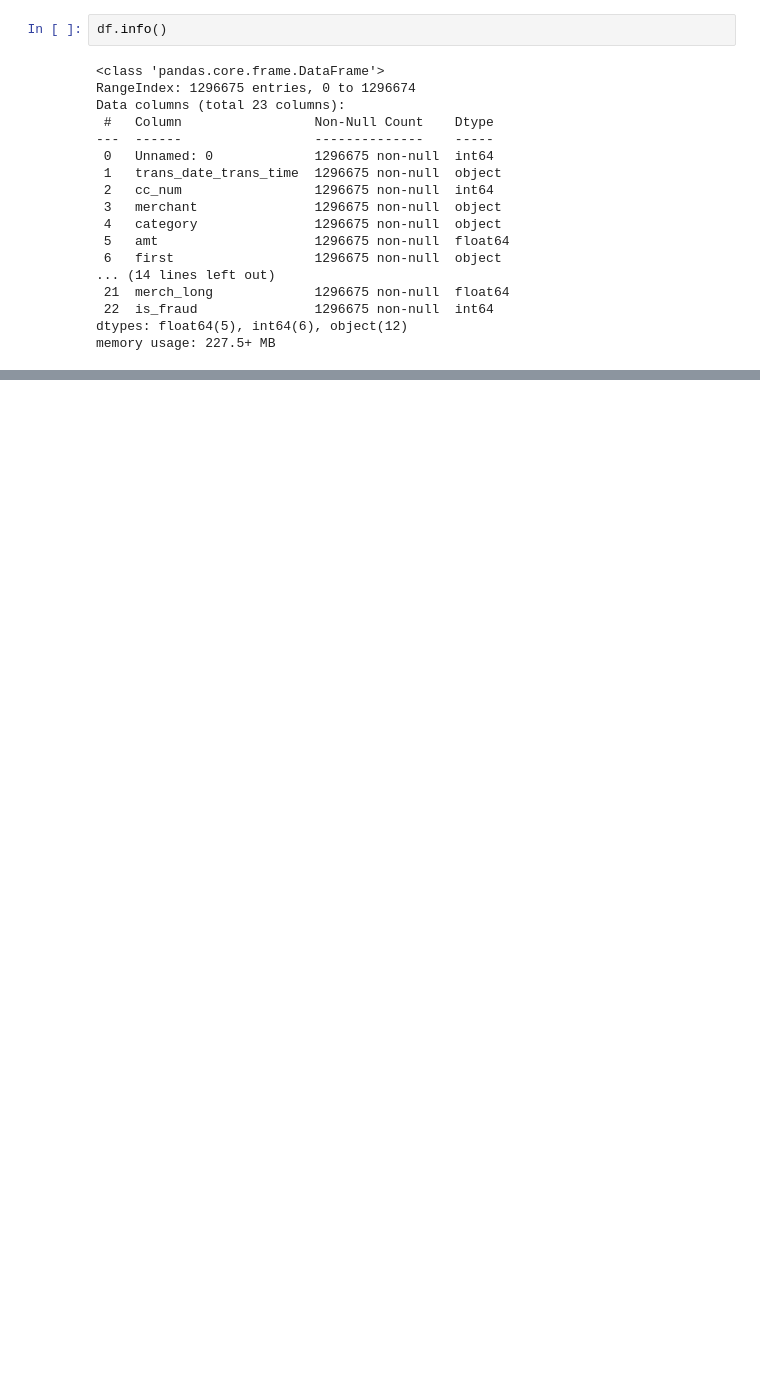
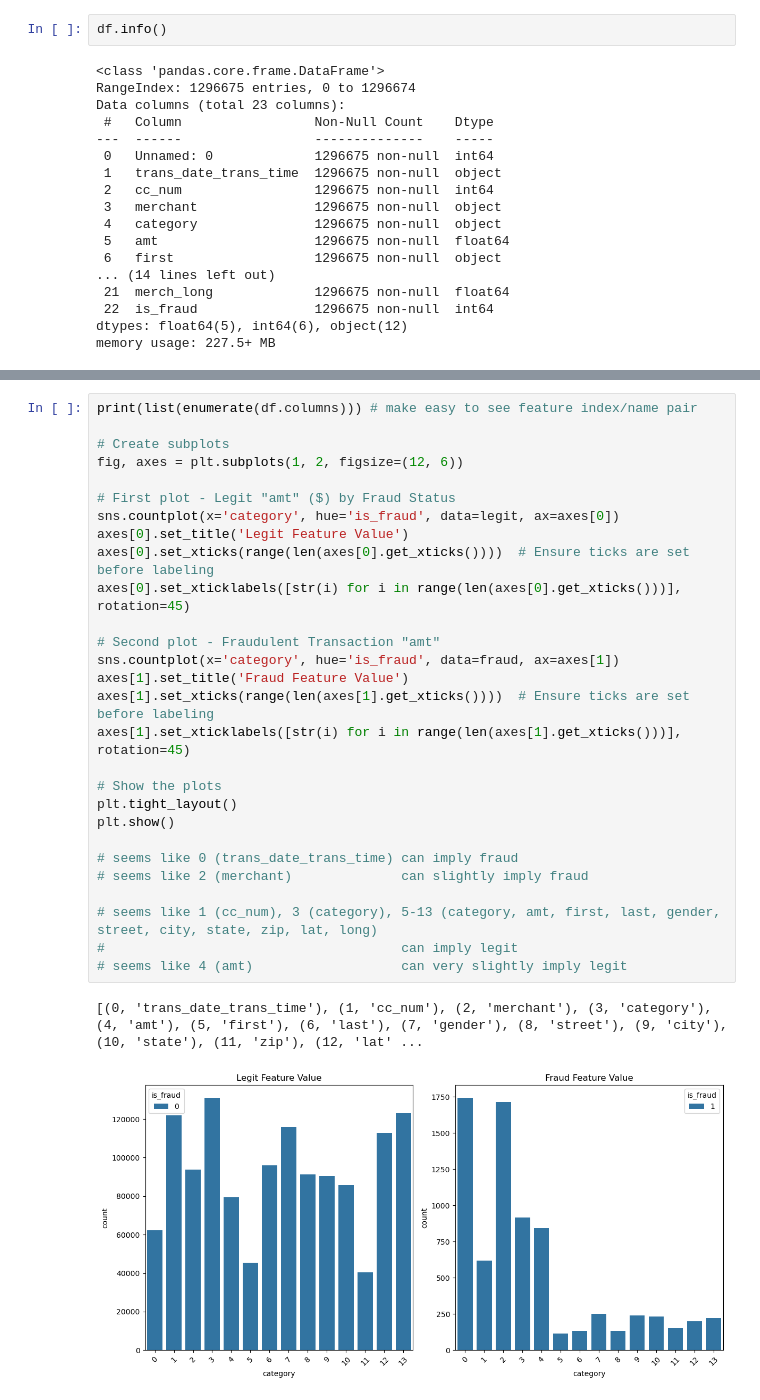
Before and after one commit to yliu160/CS4661_Project, a Jupyter notebook: Data Exploration.ipynb, the cells around one changed output, grey strips where cells are left out. Drawn from its saved outputs; the diff is of its cells as text; blank space fills up the shorter version.

```diff
--- a/Data Exploration.ipynb
+++ b/Data Exploration.ipynb
@@ -51,0 +83,31 @@ df.head(3)
+# %%
+print(list(enumerate(df.columns))) # make easy to see feature index/name pair
+
+# Create subplots
+fig, axes = plt.subplots(1, 2, figsize=(12, 6))
+
+# First plot - Legit "amt" ($) by Fraud Status
+sns.countplot(x='category', hue='is_fraud', data=legit, ax=axes[0])
+axes[0].set_title('Legit Feature Value')
+axes[0].set_xticks(range(len(axes[0].get_xticks())))  # Ensure ticks are set before labeling
+axes[0].set_xticklabels([str(i) for i in range(len(axes[0].get_xticks()))], rotation=45)
+
+# Second plot - Fraudulent Transaction "amt"
+sns.countplot(x='category', hue='is_fraud', data=fraud, ax=axes[1])
+axes[1].set_title('Fraud Feature Value')
+axes[1].set_xticks(range(len(axes[1].get_xticks())))  # Ensure ticks are set before labeling
+axes[1].set_xticklabels([str(i) for i in range(len(axes[1].get_xticks()))], rotation=45)
+
+# Show the plots
+plt.tight_layout()
+plt.show()
+
+# seems like 0 (trans_date_trans_time) can imply fraud
+# seems like 2 (merchant)              can slightly imply fraud
+
+# seems like 1 (cc_num), 3 (category), 5-13 (category, amt, first, last, gender, street, city, state, zip, lat, long)
+#                                      can imply legit
+# seems like 4 (amt)                   can very slightly imply legit
+# %% [output]
+[(0, 'trans_date_trans_time'), (1, 'cc_num'), (2, 'merchant'), (3, 'category'), (4, 'amt'), (5, 'first'), (6, 'last'), (7, 'gender'), (8, 'street'), (9, 'city'), (10, 'state'), (11, 'zip'), (12, 'lat' ...
+[figure, added]
```
Also changed, not shown: parts of 15 cells of this notebook.
